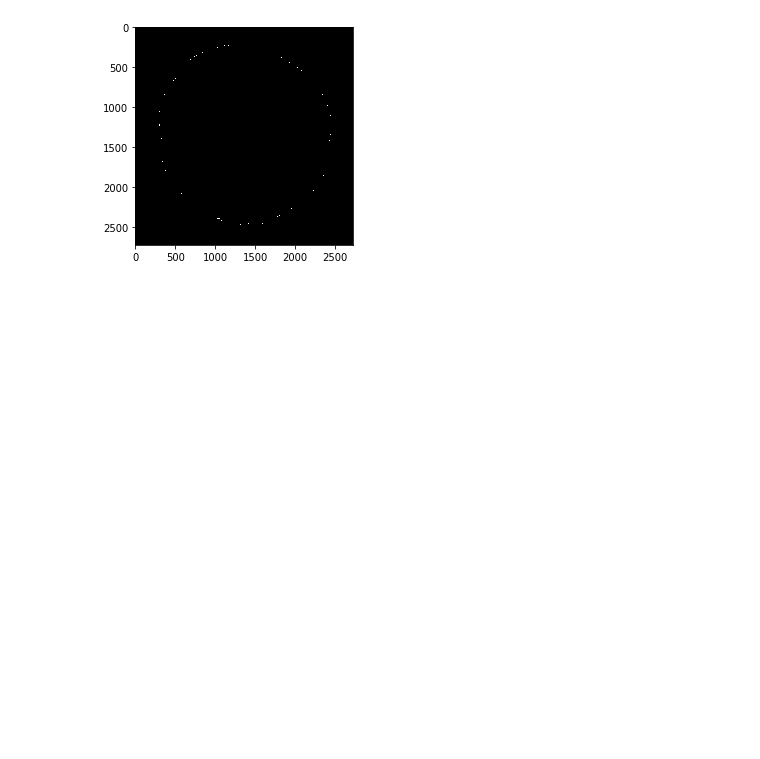
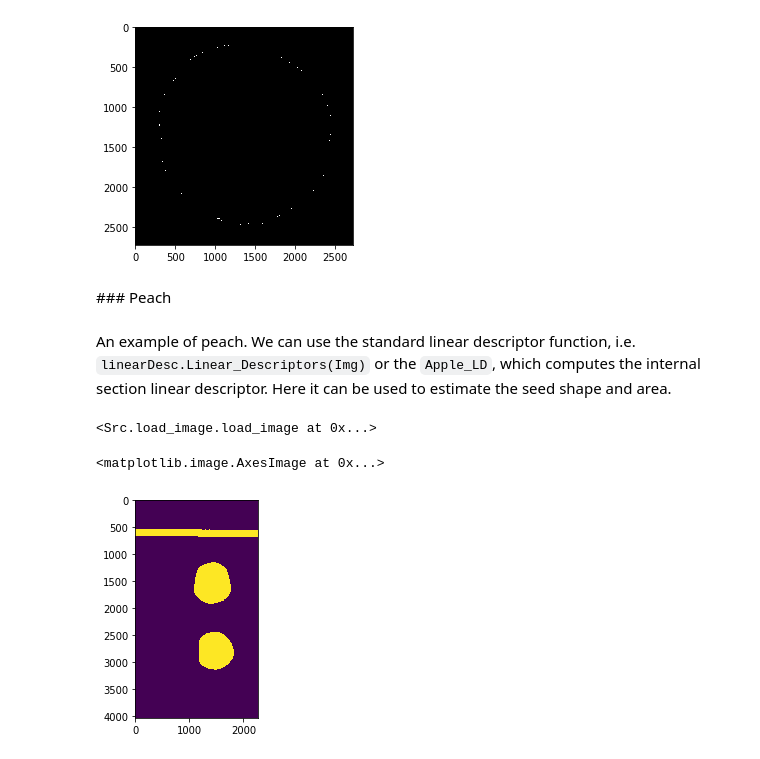
Before and after one commit to lauzingaretti/DeepAFS, a Jupyter notebook: main.ipynb, the cells around one changed output. Cells and saved outputs as stored; diff of their text form; code cells hidden in the pictures; blank space fills up the shorter version.

```diff
--- a/main.ipynb
+++ b/main.ipynb
@@ -356,3 +441,17 @@ landmarks_gen.landmarks_gen(Img,N=50)
 # %% [output]
 <Src.load_image.load_image at 0x...>
 [figure]
+# %% [markdown]
+### Peach
+# %% [markdown]
+An example of peach. We can use the standard linear descriptor function, i.e. `linearDesc.Linear_Descriptors(Img)` or the `Apple_LD`, which computes the internal section linear descriptor. Here it can be used to estimate the seed shape and area.
+# %%
+Img=load_image.load_image(fileName=str(os.getcwd()) + "/Examples/20201022_194449.jpg")
+Img.agis()
+# %% [output]
+<Src.load_image.load_image at 0x...>
+# %%
+plt.imshow(Img.mask)
+# %% [output]
+<matplotlib.image.AxesImage at 0x...>
+[figure, added]
```
Also changed, not shown: parts of 80 cells of this notebook.
